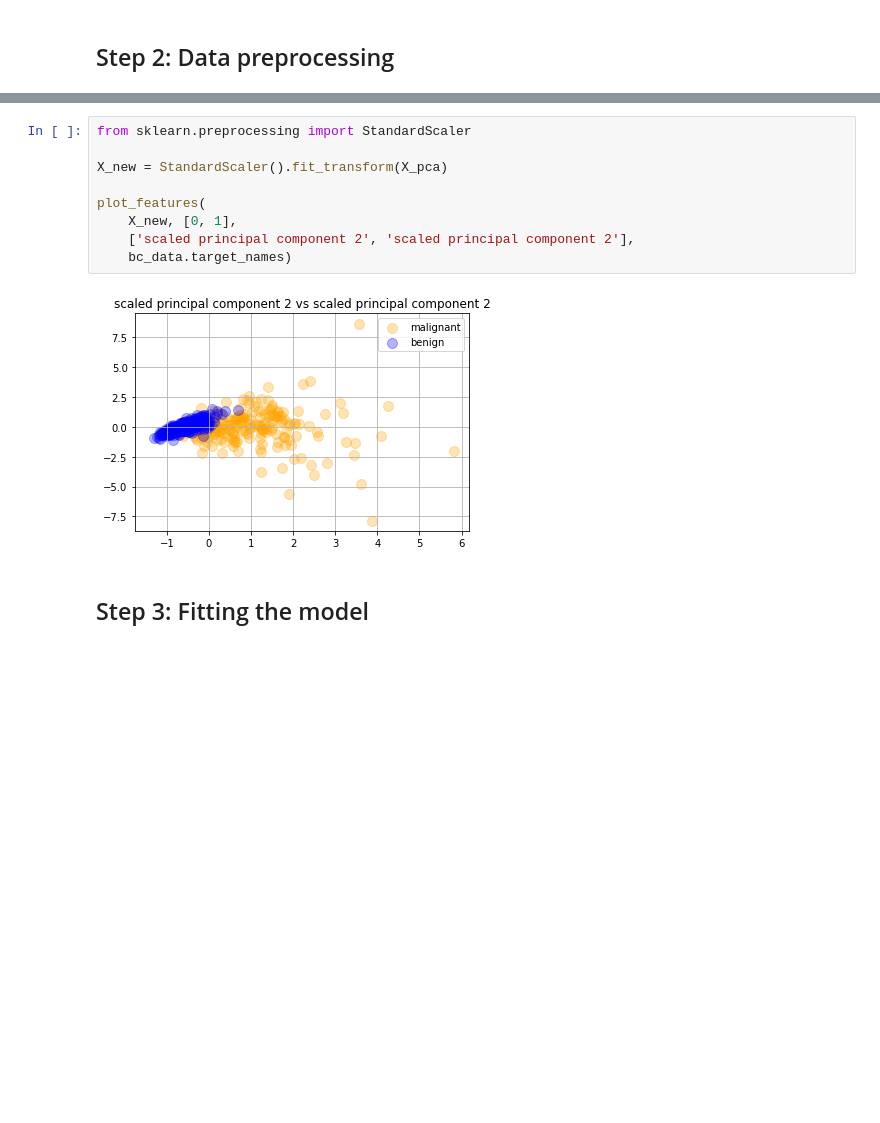
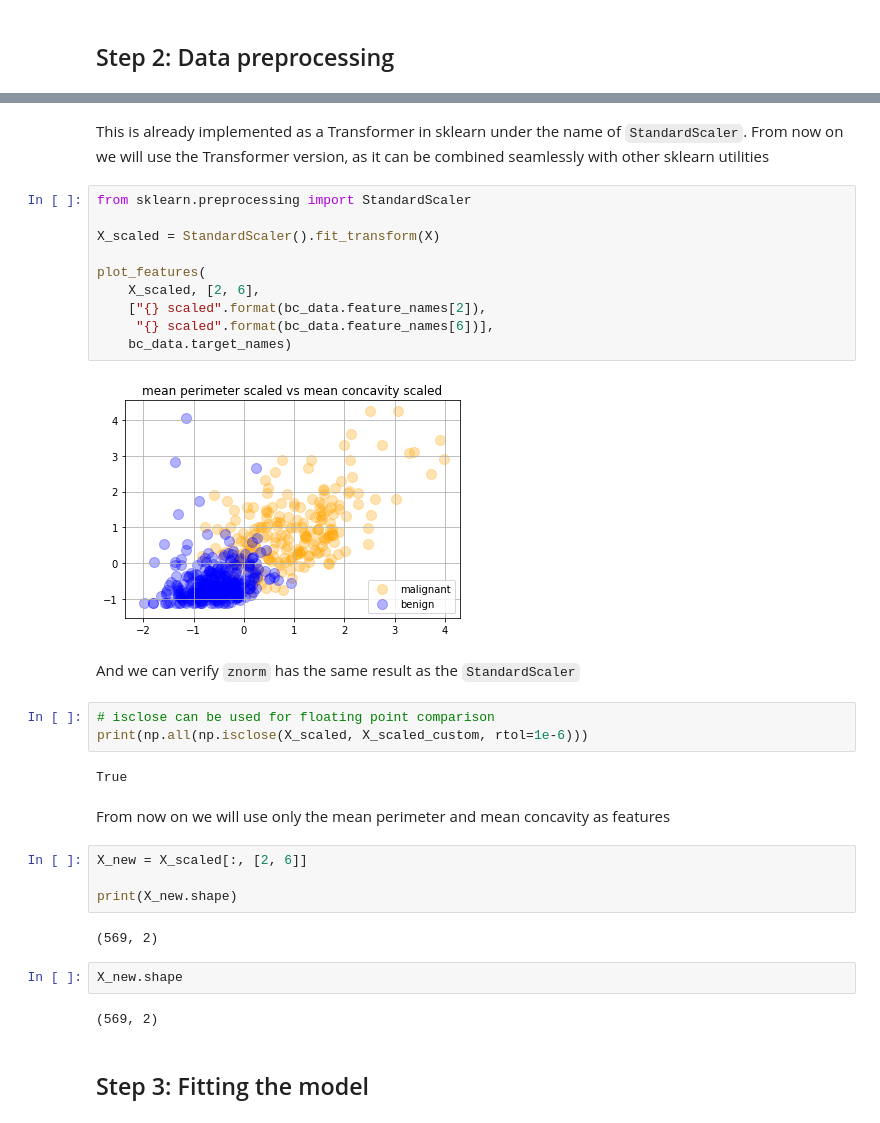
Before and after one commit to georgepar/python-lab, a Jupyter notebook: Lab 0.3 Scikit-learn.ipynb, the cells around one changed output, grey strips where cells are left out. Saved outputs shown, nothing was run; the diff lists cells and outputs as text; blank space fills up the shorter version.

```diff
--- a/Lab 0.3 Scikit-learn.ipynb
+++ b/Lab 0.3 Scikit-learn.ipynb
@@ -192,14 +205,37 @@ $$
+# %% [markdown]
+This is already implemented as a Transformer in sklearn under the name of `StandardScaler`.
+From now on we will use the Transformer version, as it can be  combined seamlessly with other sklearn utilities
 # %%
 from sklearn.preprocessing import StandardScaler
 
-X_new = StandardScaler().fit_transform(X_pca)
+X_scaled = StandardScaler().fit_transform(X)
 
 plot_features(
-    X_new, [0, 1],
-    ['scaled principal component 2', 'scaled principal component 2'],
+    X_scaled, [2, 6],
+    ["{} scaled".format(bc_data.feature_names[2]),
+     "{} scaled".format(bc_data.feature_names[6])],
     bc_data.target_names)
 # %% [output]
-[figure, old version]
+[figure, new version]
+# %% [markdown]
+And we can verify `znorm` has the same result as the `StandardScaler`
+# %%
+# isclose can be used for floating point comparison
+print(np.all(np.isclose(X_scaled, X_scaled_custom, rtol=1e-6)))
+# %% [output]
+True
+# %% [markdown]
+From now on we will use only the mean perimeter and mean concavity as features
+# %%
+X_new = X_scaled[:, [2, 6]]
+
+print(X_new.shape)
+# %% [output]
+(569, 2)
+# %%
+X_new.shape
+# %% [output]
+(569, 2)
 # %% [markdown]
 ## Step 3: Fitting the model
 # %% [markdown]
```
Also changed, not shown: parts of 74 cells of this notebook.
